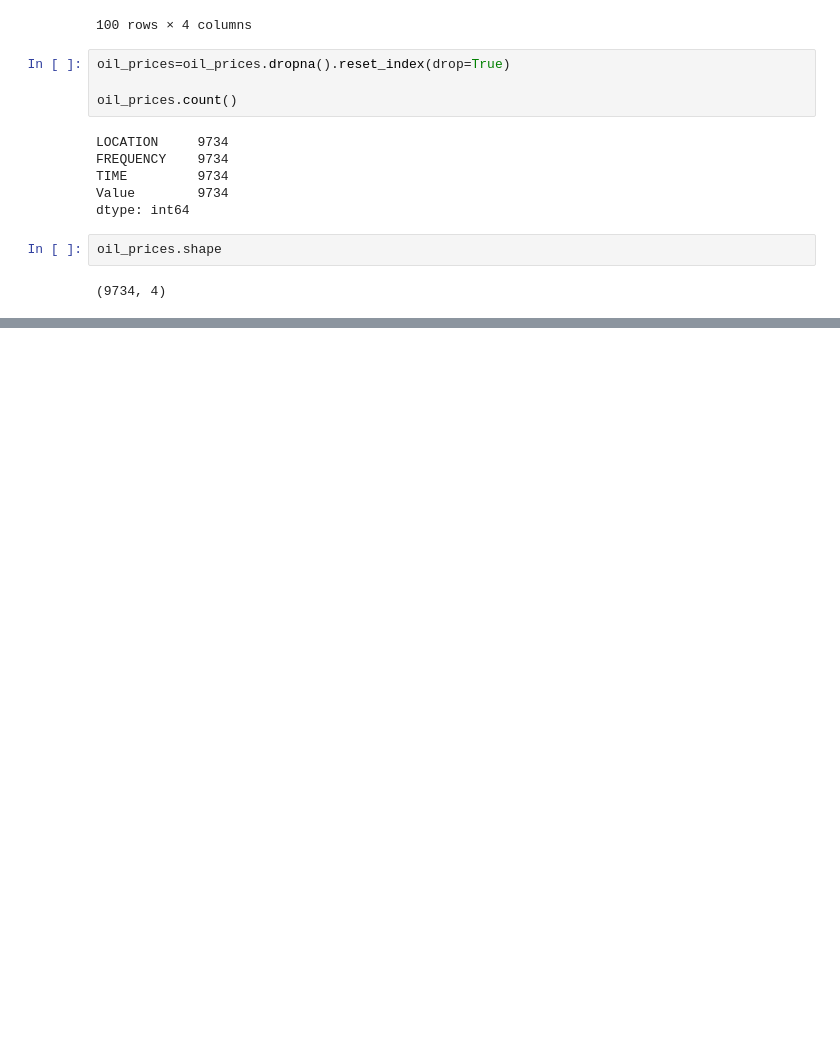
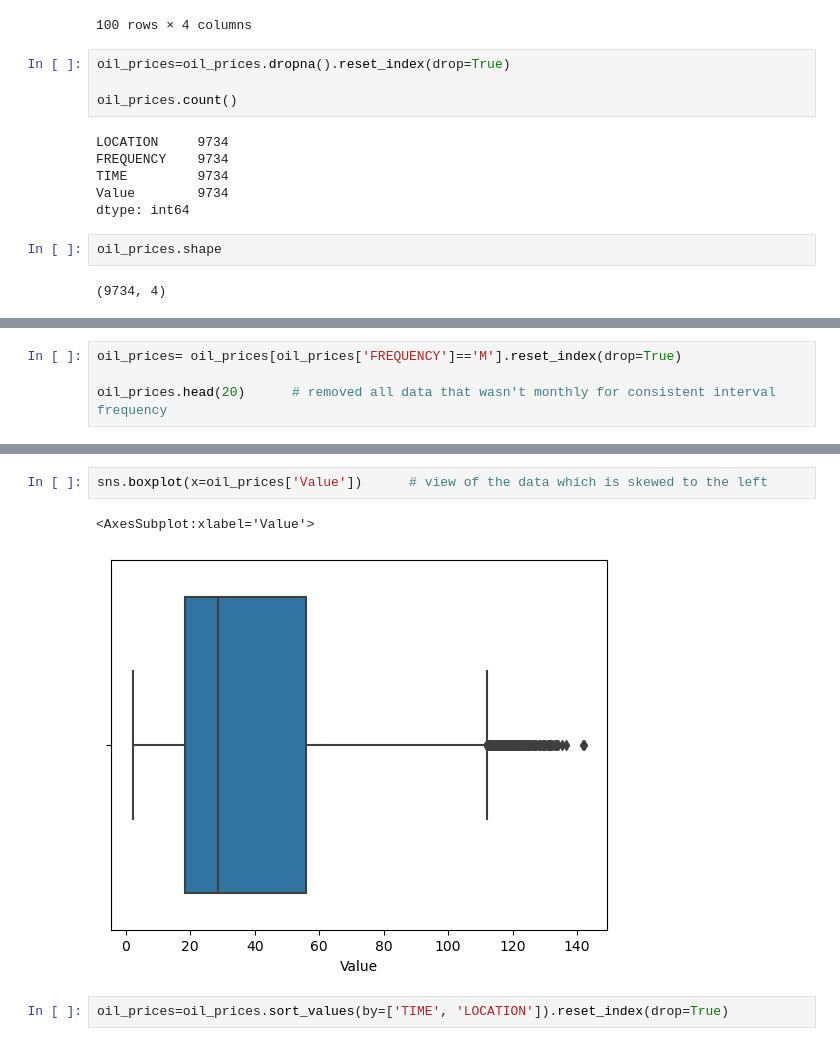
Before and after one commit to sbs23060/Sem2_CA1, a Jupyter notebook: Sem_2_CA_1.ipynb, the cells around one changed output, grey strips where cells are left out. Cells and saved outputs as stored; diff of their text form; blank space fills up the shorter version.

```diff
--- a/Sem_2_CA_1.ipynb
+++ b/Sem_2_CA_1.ipynb
@@ -190,0 +190,4 @@ oil_prices.head(15)
+# %%
+oil_prices= oil_prices[oil_prices['FREQUENCY']=='M'].reset_index(drop=True)
+
+oil_prices.head(20)      # removed all data that wasn't monthly for consistent interval frequency
@@ -190,0 +212,7 @@ oil_prices.head(15)
+# %%
+sns.boxplot(x=oil_prices['Value'])      # view of the data which is skewed to the left
+# %% [output]
+<AxesSubplot:xlabel='Value'>
+[figure, added]
+# %%
+oil_prices=oil_prices.sort_values(by=['TIME', 'LOCATION']).reset_index(drop=True)
```
Also changed, not shown: parts of 11 cells of this notebook.
